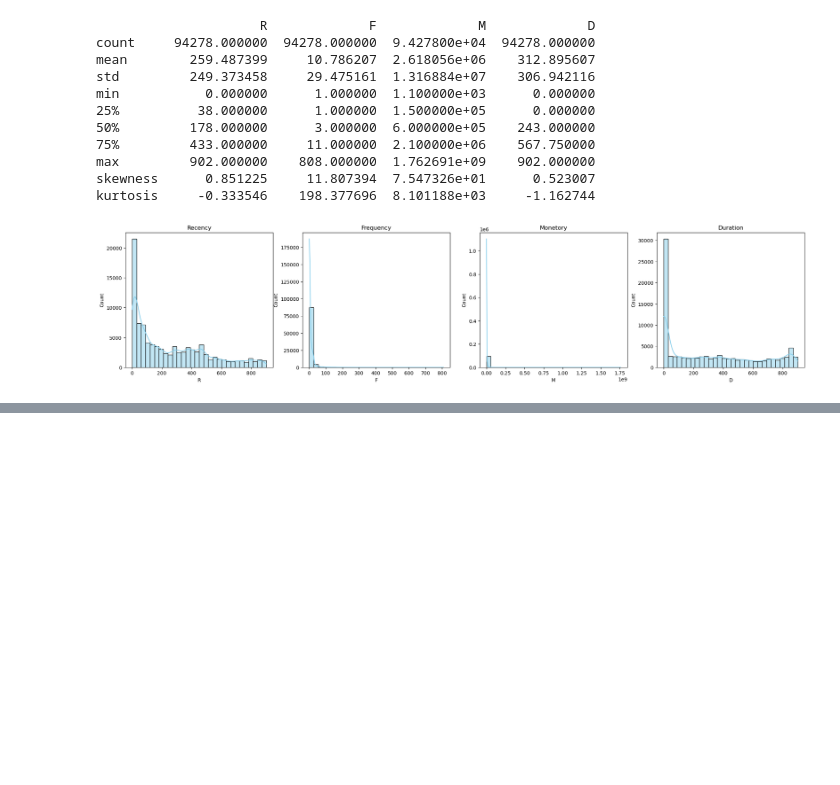
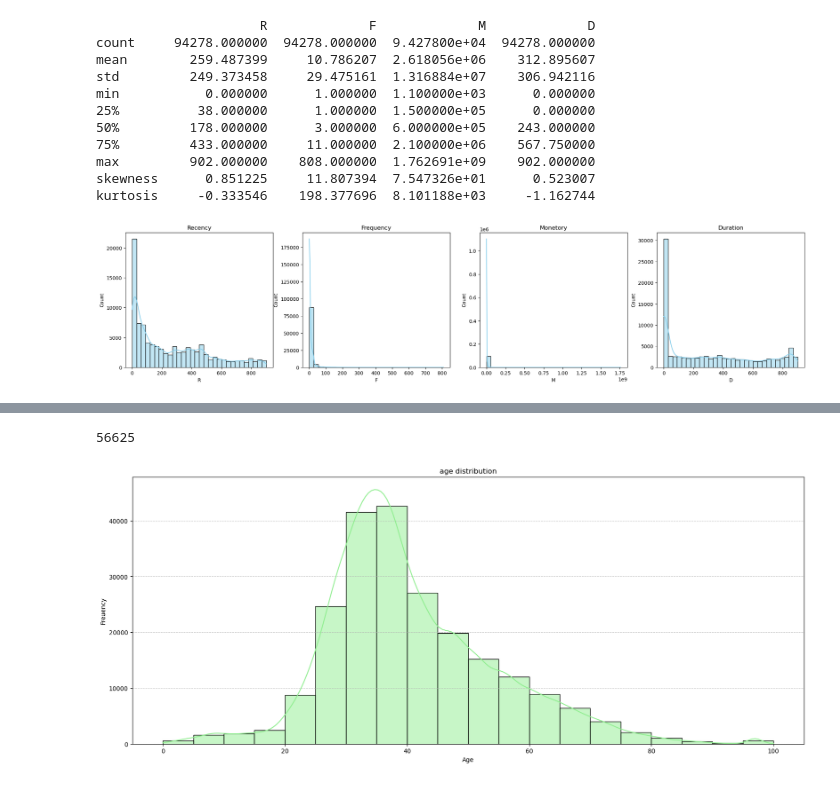
Before and after one commit to nobleyam/Customer-Behavioral-Segmentation-and-Profiling, a Jupyter notebook: final prap.ipynb, the cells around one changed output, grey strips where cells are left out. Saved outputs shown, nothing was run; the diff lists cells and outputs as text; code cells hidden in the pictures; blank space fills up the shorter version.

```diff
--- a/final prap.ipynb
+++ b/final prap.ipynb
@@ -289,0 +344,3 @@ final_agg
+# %%
+df_ben2=df_bene.set_index('Unnamed: 0')
+df_ben2
@@ -289,0 +366,27 @@ final_agg
+# %%
+import pandas as pd
+import jdatetime
+
+
+def convert_persian_to_georgian_date(persian_date_str):
+    try:
+        persian_date = persian_date_str.split('-')
+        year, month, day = int(persian_date[0]), int(persian_date[1]), int(persian_date[2])
+        georgian_date = jdatetime.date(year, month, day).togregorian()
+        return pd.to_datetime(georgian_date)
+    except Exception as e:
+        return pd.NaT
+
+df_ben2['BirthDate'] = df_ben2['BirthDate'].apply(convert_persian_to_georgian_date)
+df_ben2
+
+# Force the conversion of 'BirthDate' to datetime if needed
+df_ben2['BirthDate'] = pd.to_datetime(df_ben2['BirthDate'], errors='coerce')
+# %%
+df_ben2['BirthYear'] = df_ben2['BirthDate'].dt.year
+
+max_transaction_year = pd.to_datetime(agg_data['PaymentDate']).dt.year.max()
+
+df_ben2['Age'] = max_transaction_year-df_ben2['BirthYear']
+
+df_ben2
@@ -289,0 +426,19 @@ final_agg
+# %%
+df_ben3= df_ben2.copy()
+df_ben3['Age']= df_ben3['Age'].apply(lambda x: x if 0 <= x <= 100 else None )
+# %%
+df_ben3['Age'].isnull().sum()
+# %% [output]
+56625
+# %%
+filtered_age = df_ben3['Age'].dropna()
+
+plt.figure(figsize=(20, 8))
+sns.histplot(filtered_age, kde=True, bins=20, color='lightgreen')
+plt.title('age distribution')
+plt.xlabel('Age')
+plt.ylabel('Freuency')
+plt.grid(axis= 'y', linestyle= '--', alpha= 0.6)
+plt.show;
+# %% [output]
+[figure, added]
```
Also changed, not shown: parts of 9 cells of this notebook.
